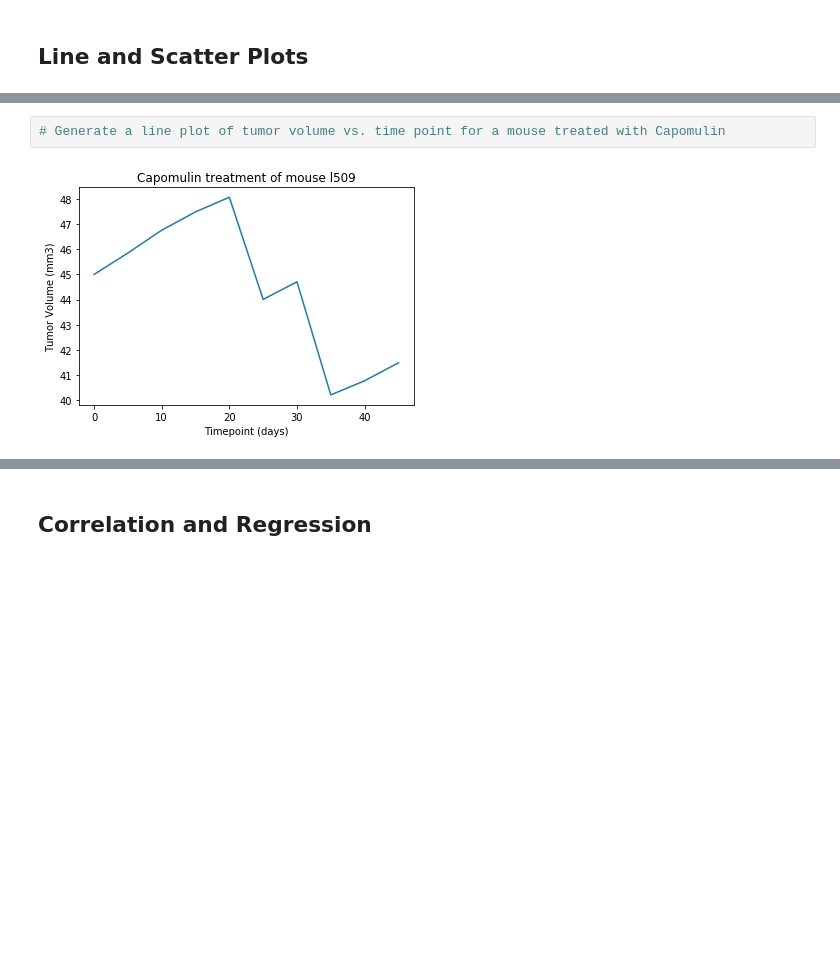
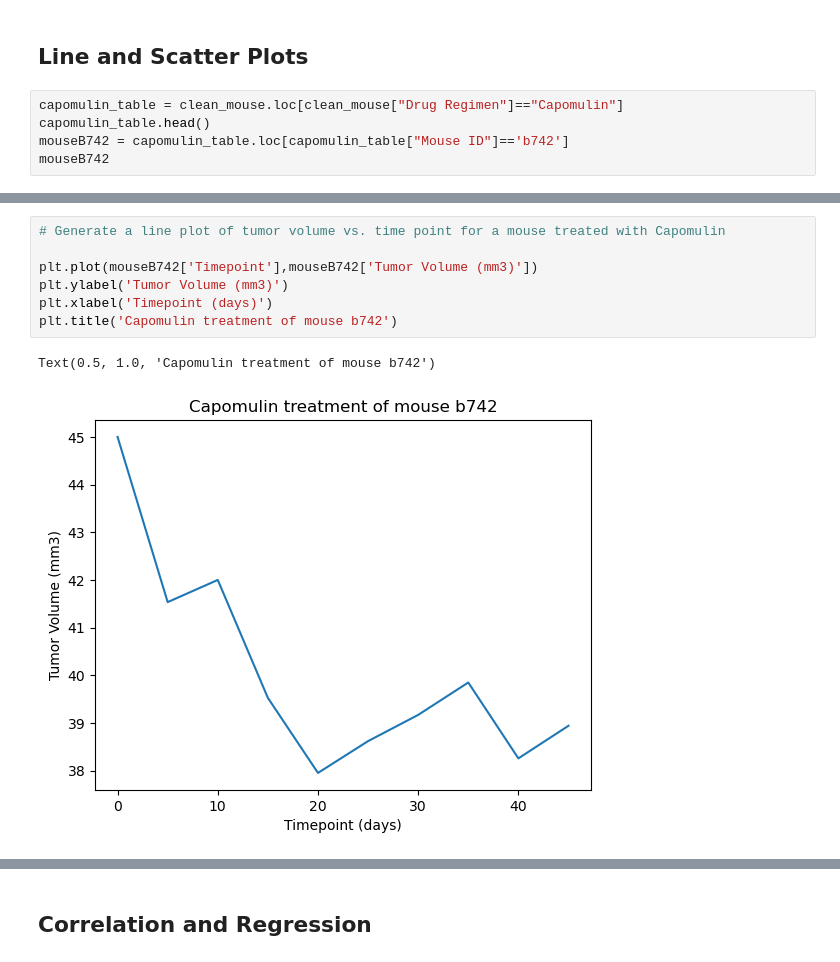
Before and after one commit to Jade-88/Pymaceuticals, a Jupyter notebook: pymaceuticals_starter.ipynb, the cells around one changed output, grey strips where cells are left out. Cells and saved outputs as stored; diff of their text form; blank space fills up the shorter version.

```diff
--- a/pymaceuticals_starter.ipynb
+++ b/pymaceuticals_starter.ipynb
@@ -211,2 +258,7 @@ Ceftamin's potential outliers: Series([], Name: Tumor Volume (mm3), dtype: float
 # %% [markdown]
 ## Line and Scatter Plots
+# %%
+capomulin_table = clean_mouse.loc[clean_mouse["Drug Regimen"]=="Capomulin"]
+capomulin_table.head()
+mouseB742 = capomulin_table.loc[capomulin_table["Mouse ID"]=='b742']
+mouseB742
@@ -213,4 +277,10 @@ Ceftamin's potential outliers: Series([], Name: Tumor Volume (mm3), dtype: float
 # %%
 # Generate a line plot of tumor volume vs. time point for a mouse treated with Capomulin
+
+plt.plot(mouseB742['Timepoint'],mouseB742['Tumor Volume (mm3)'])
+plt.ylabel('Tumor Volume (mm3)')
+plt.xlabel('Timepoint (days)')
+plt.title('Capomulin treatment of mouse b742')
 # %% [output]
+Text(0.5, 1.0, 'Capomulin treatment of mouse b742')
-[figure, old version]
+[figure, new version]
```
Also changed, not shown: parts of 15 cells of this notebook.
